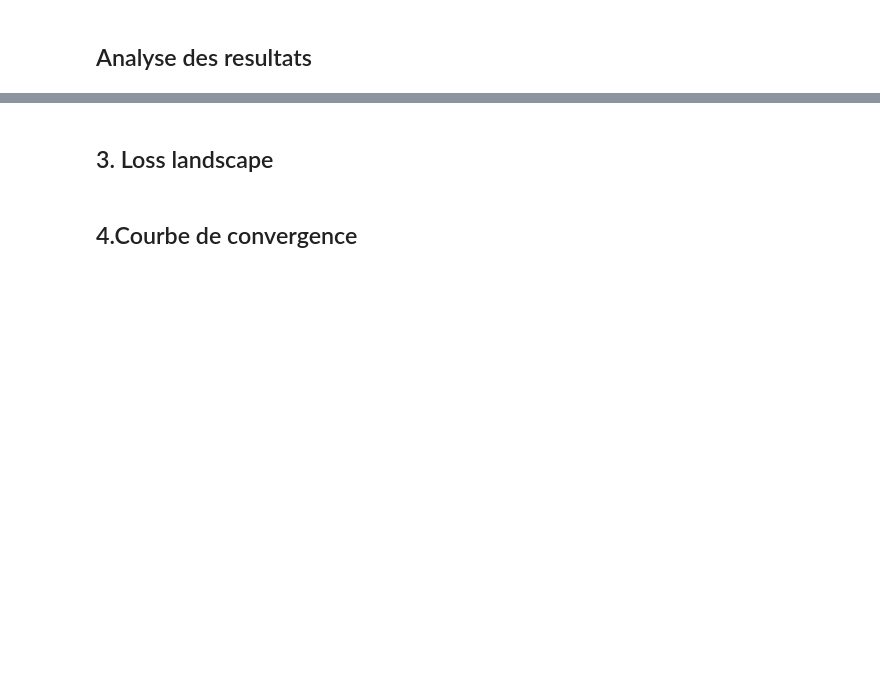
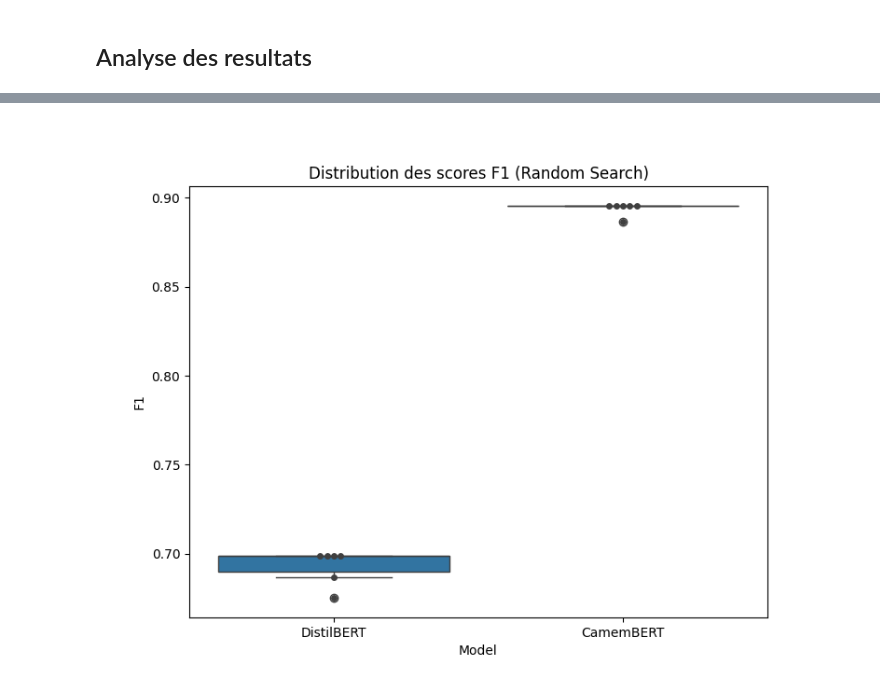
Before and after one commit to KALEFACK/ML-Optimisation, a Jupyter notebook: notebooks/analysis.ipynb, the cells around one changed output, grey strips where cells are left out. Drawn from its saved outputs; the diff is of its cells as text; code cells hidden in the pictures; blank space fills up the shorter version.

Commit message:
feat: ajout dashboard, figures, résultats JSON + màj modules src

```diff
--- a/notebooks/analysis.ipynb
+++ b/notebooks/analysis.ipynb
@@ -27,14 +87,12 @@ plot_random_search_comparison(results_db, results_cb, save_path='../figures/rand
-# %% [markdown]
-## 3. Loss landscape
 # %%
-data = np.load('../runs/loss_landscape.npz')
-plot_loss_landscapes(
-    data['alphas_db'], data['losses_db'],
-    data['alphas_cb'], data['losses_cb'],
-    save_path='../figures/loss_landscape.png'
-)
-print(f"Sharpness DistilBERT : {compute_sharpness(data['alphas_db'], data['losses_db']):.6f}")
-print(f"Sharpness CamemBERT  : {compute_sharpness(data['alphas_cb'], data['losses_cb']):.6f}")
+# ╔══════════════════════════════════════════════════════╗
+# CELLULE 4 — Graphique Random Search
+# ╚══════════════════════════════════════════════════════╝
+from IPython.display import Image
+
+plot_random_search_comparison(results_db, results_cb,
+                              save_path='../figures/random_search.png')
+Image('../figures/random_search.png')
+# %% [output]
+[figure, added]
-# %% [markdown]
-## 4.Courbe de convergence
 # %%
```
Also changed, not shown: parts of 18 cells of this notebook, 44 other files.
